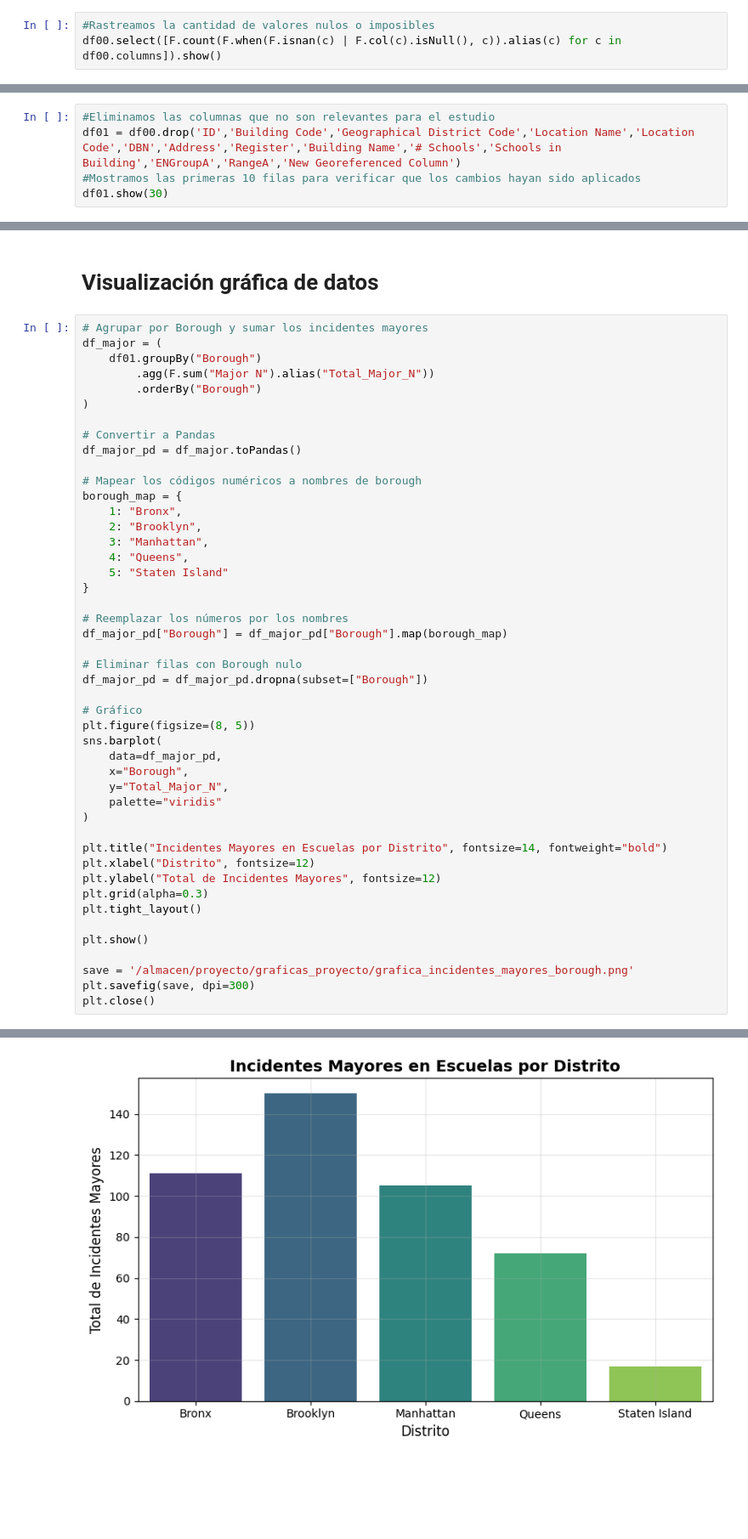
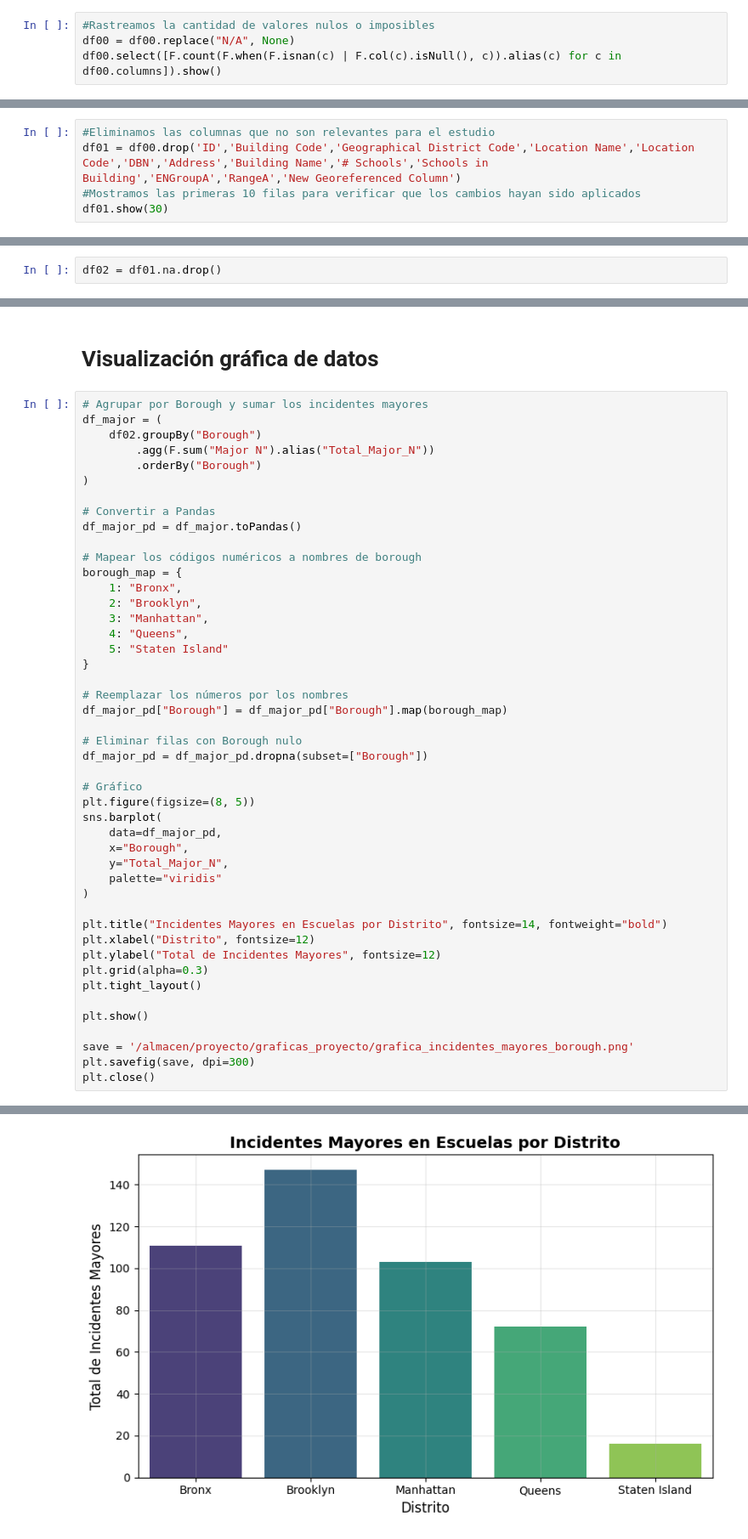
Before and after one commit to CryoWarrior/BigData-Arrestos-NY, a Jupyter notebook: Proyecto_Escuelas.ipynb, the cells around one changed output, grey strips where cells are left out. Shown: that part at 85% size. Cells and saved outputs as stored; diff of their text form; blank space fills up the shorter version.

```diff
--- a/Proyecto_Escuelas.ipynb
+++ b/Proyecto_Escuelas.ipynb
@@ -240,6 +237,7 @@ for valor in df00.columns:
 En esta sección usamos diferentes consultas para **revisar si en el conjunto de datos existen datos nulos o con valores imposibles** para poder realizar su limpieza, ya de no realizarse, podría verse afectada la generación de visualizaciones gráficas y las conclusiones a sacar de este estudio.
 # %%
 #Rastreamos la cantidad de valores nulos o imposibles
+df00 = df00.replace("N/A", None)
 df00.select([F.count(F.when(F.isnan(c) | F.col(c).isNull(), c)).alias(c) for c in df00.columns]).show()
 # %% [output]
 +---+-------------+---+-------------+-------------+-------+-------+--------------------------+--------+-------------+---------+-------------------+-------+-----+--------+------+-----+--------+------+- ...
@@ -257,7 +255,7 @@ Con esto se comprueba que **efectivamente existen varias columnas con datos nulo
 Para este estudio se contempla hacer uso de algunas de las columnas del conjunto de datos de arrestos, por lo que se procede a eliminar aquellas que no representan información importante.
 # %%
 #Eliminamos las columnas que no son relevantes para el estudio
-df01 = df00.drop('ID','Building Code','Geographical District Code','Location Name','Location Code','DBN','Address','Register','Building Name','# Schools','Schools in Building','ENGroupA','RangeA','New Georeferenced Column')
+df01 = df00.drop('ID','Building Code','Geographical District Code','Location Name','Location Code','DBN','Address','Building Name','# Schools','Schools in Building','ENGroupA','RangeA','New Georeferenced Column')
 #Mostramos las primeras 10 filas para verificar que los cambios hayan sido aplicados
 df01.show(30)
 # %% [output]
@@ -353,0 +355,2 @@ df01.select([F.count(F.when(F.isnan(c) | F.col(c).isNull(), c)).alias(c) for c i
+# %%
+df02 = df01.na.drop()
@@ -372,7 +401,7 @@ only showing top 5 rows
 # %%
 # Agrupar por Borough y sumar los incidentes mayores
 df_major = (
-    df01.groupBy("Borough")
+    df02.groupBy("Borough")
         .agg(F.sum("Major N").alias("Total_Major_N"))
         .orderBy("Borough")
 )
@@ -392,34 +421,34 @@ borough_map = {
 # Reemplazar los números por los nombres
 df_major_pd["Borough"] = df_major_pd["Borough"].map(borough_map)
 
 # Eliminar filas con Borough nulo
 df_major_pd = df_major_pd.dropna(subset=["Borough"])
 
 # Gráfico
 plt.figure(figsize=(8, 5))
 sns.barplot(
     data=df_major_pd,
     x="Borough",
     y="Total_Major_N",
     palette="viridis"
 )
 
 plt.title("Incidentes Mayores en Escuelas por Distrito", fontsize=14, fontweight="bold")
 plt.xlabel("Distrito", fontsize=12)
 plt.ylabel("Total de Incidentes Mayores", fontsize=12)
 plt.grid(alpha=0.3)
 plt.tight_layout()
 
 plt.show()
 
 save = '/almacen/proyecto/graficas_proyecto/grafica_incidentes_mayores_borough.png'
 plt.savefig(save, dpi=300)
 plt.close()
 # %% [output]
 Passing `palette` without assigning `hue` is deprecated and will be removed in v0.14.0. Assign the `x` variable to `hue` and set `legend=False` for the same effect.
 
   sns.barplot(
-[figure, old version]
+[figure, new version]
 # %%
 from pyspark.sql.types import DoubleType
 from pyspark.sql.functions import col, when, sum as _sum
```
Also changed, not shown: parts of 62 cells of this notebook, 7 other files.
